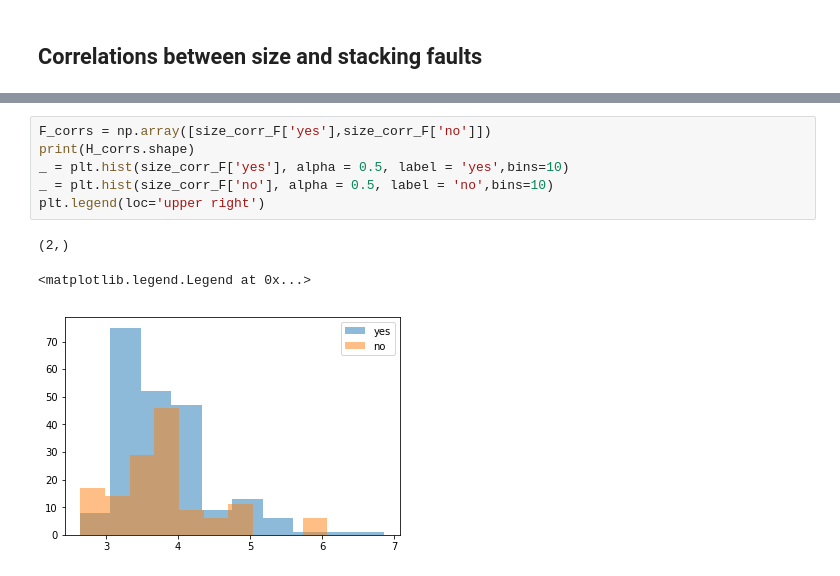
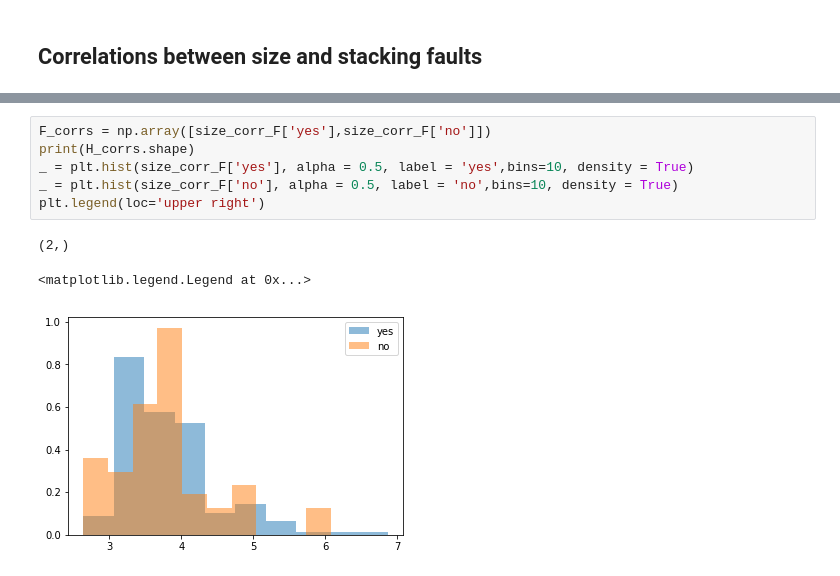
Before and after one commit to sbarton272/particleRecognition, a Jupyter notebook: image_processing/particle_stats.ipynb, the cells around one changed output, grey strips where cells are left out. Saved outputs shown, nothing was run; the diff lists cells and outputs as text.

```diff
--- a/image_processing/particle_stats.ipynb
+++ b/image_processing/particle_stats.ipynb
@@ -238,10 +251,10 @@ plt.ylim([0,60])
 # %%
 F_corrs = np.array([size_corr_F['yes'],size_corr_F['no']])
 print(H_corrs.shape)
-_ = plt.hist(size_corr_F['yes'], alpha = 0.5, label = 'yes',bins=10)
-_ = plt.hist(size_corr_F['no'], alpha = 0.5, label = 'no',bins=10)
+_ = plt.hist(size_corr_F['yes'], alpha = 0.5, label = 'yes',bins=10, density = True)
+_ = plt.hist(size_corr_F['no'], alpha = 0.5, label = 'no',bins=10, density = True)
 plt.legend(loc='upper right')
 # %% [output]
 (2,)
 <matplotlib.legend.Legend at 0x...>
-[figure, old version]
+[figure, new version]
```
Also changed, not shown: parts of 4 cells of this notebook, 1 other file.
